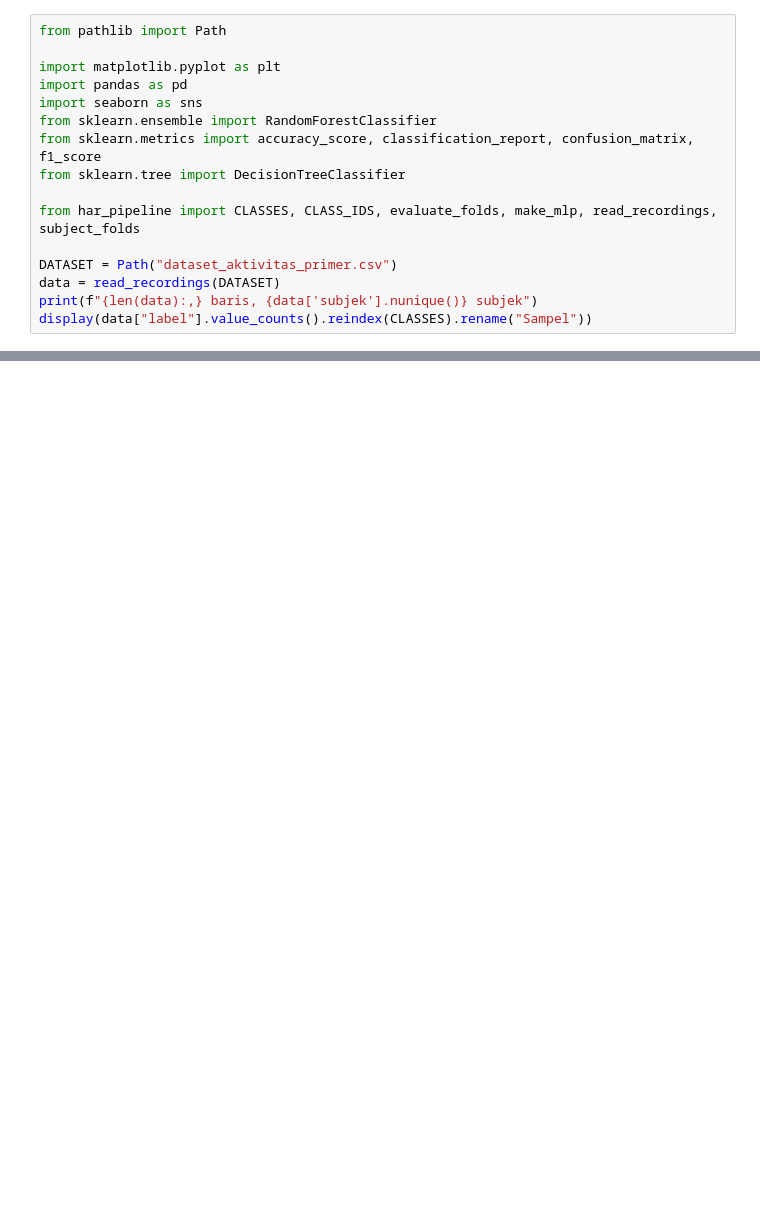
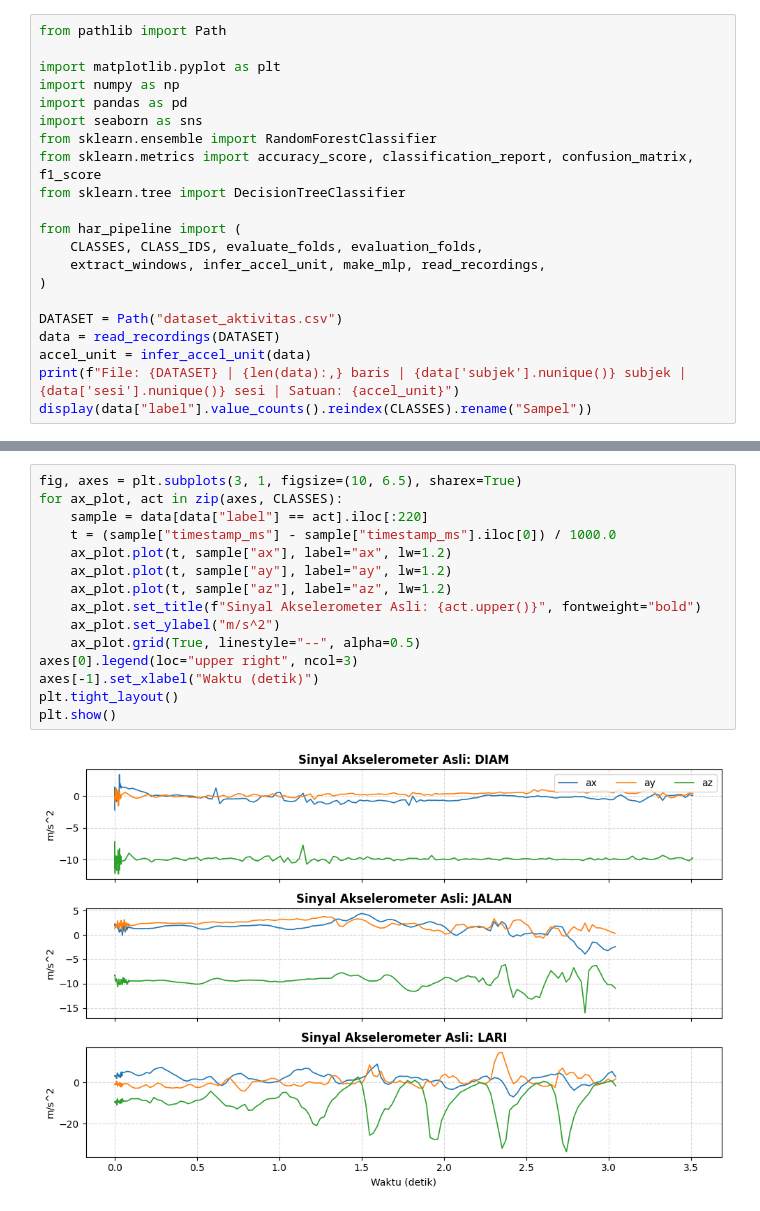
Before and after one commit to taritsats/ESP32-EdgeAI-HAR-MPU6050, a Jupyter notebook: Pelatihan_Model_Klasifikasi_Aktivitas_ESP32.ipynb, the cells around one changed output, grey strips where cells are left out. Saved outputs shown, nothing was run; the diff lists cells and outputs as text; blank space fills up the shorter version.

```diff
--- a/Pelatihan_Model_Klasifikasi_Aktivitas_ESP32.ipynb
+++ b/Pelatihan_Model_Klasifikasi_Aktivitas_ESP32.ipynb
@@ -9,15 +15,20 @@ Notebook ini mengevaluasi model klasifikasi diam, jalan, dan lari. File contoh
 from pathlib import Path
 
 import matplotlib.pyplot as plt
+import numpy as np
 import pandas as pd
 import seaborn as sns
 from sklearn.ensemble import RandomForestClassifier
 from sklearn.metrics import accuracy_score, classification_report, confusion_matrix, f1_score
 from sklearn.tree import DecisionTreeClassifier
 
-from har_pipeline import CLASSES, CLASS_IDS, evaluate_folds, make_mlp, read_recordings, subject_folds
+from har_pipeline import (
+    CLASSES, CLASS_IDS, evaluate_folds, evaluation_folds,
+    extract_windows, infer_accel_unit, make_mlp, read_recordings,
+)
 
-DATASET = Path("dataset_aktivitas_primer.csv")
+DATASET = Path("dataset_aktivitas.csv")
 data = read_recordings(DATASET)
-print(f"{len(data):,} baris, {data['subjek'].nunique()} subjek")
+accel_unit = infer_accel_unit(data)
+print(f"File: {DATASET} | {len(data):,} baris | {data['subjek'].nunique()} subjek | {data['sesi'].nunique()} sesi | Satuan: {accel_unit}")
 display(data["label"].value_counts().reindex(CLASSES).rename("Sampel"))
@@ -31,0 +46,17 @@ set latih di setiap fold.
+# %%
+fig, axes = plt.subplots(3, 1, figsize=(10, 6.5), sharex=True)
+for ax_plot, act in zip(axes, CLASSES):
+    sample = data[data["label"] == act].iloc[:220]
+    t = (sample["timestamp_ms"] - sample["timestamp_ms"].iloc[0]) / 1000.0
+    ax_plot.plot(t, sample["ax"], label="ax", lw=1.2)
+    ax_plot.plot(t, sample["ay"], label="ay", lw=1.2)
+    ax_plot.plot(t, sample["az"], label="az", lw=1.2)
+    ax_plot.set_title(f"Sinyal Akselerometer Asli: {act.upper()}", fontweight="bold")
+    ax_plot.set_ylabel("m/s^2")
+    ax_plot.grid(True, linestyle="--", alpha=0.5)
+axes[0].legend(loc="upper right", ncol=3)
+axes[-1].set_xlabel("Waktu (detik)")
+plt.tight_layout()
+plt.show()
+# %% [output]
+[figure, added]
```
Also changed, not shown: parts of 13 cells of this notebook, 8 other files.
